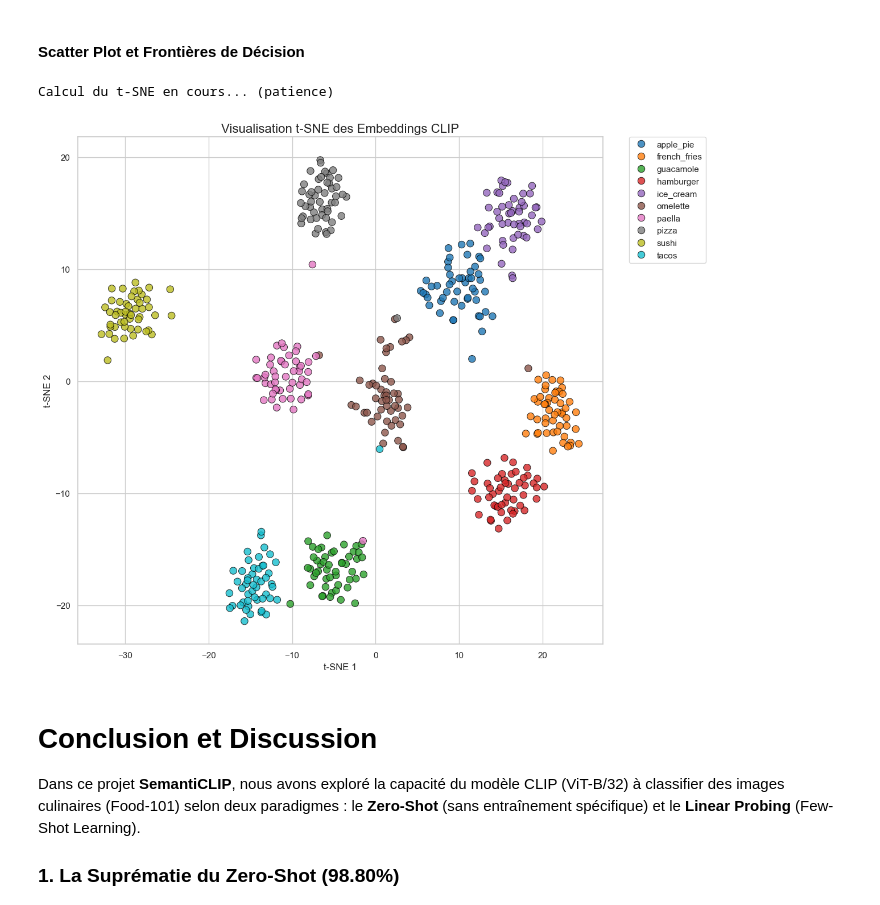
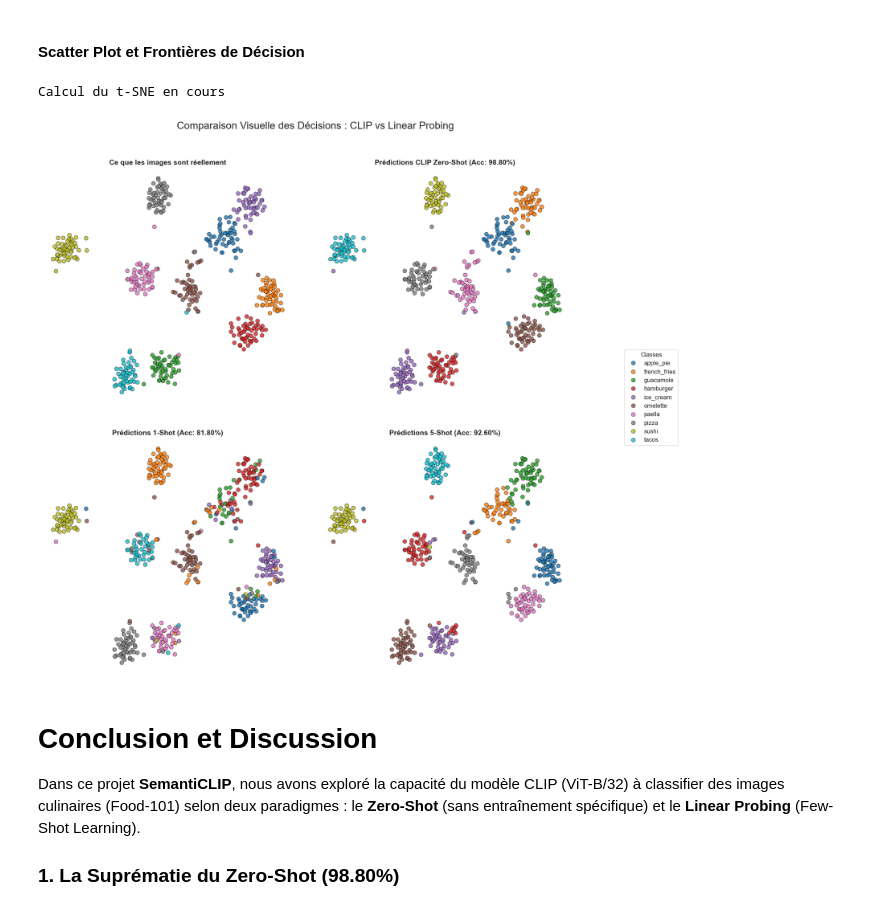
Before and after one commit to farahamorri/SemantiCLIP, a Jupyter notebook: SemantiCLIP.ipynb, the cells around one changed output. Saved outputs shown, nothing was run; the diff lists cells and outputs as text; code cells hidden in the pictures.

```diff
--- a/SemantiCLIP.ipynb
+++ b/SemantiCLIP.ipynb
@@ -509,7 +486,7 @@ Gain par rapport à la moyenne précédente : -0.28%
 # %%
 # --- 1. Récupération des prédictions Zero-shot ---
 image_features_tensor = torch.from_numpy(test_features).float().cpu()
-text_features_tensor = text_features.float().cpu()  # <--- C'est ici que ça bloquait
+text_features_tensor = text_features.float().cpu()
 
 # Calcul des similarités
 with torch.no_grad():
@@ -522,8 +499,8 @@ x_train_1s, y_train_1s = get_n_shot_data(train_features, train_labels, n_shots=1
 x_train_5s, y_train_5s = get_n_shot_data(train_features, train_labels, n_shots=5)
 
 # Note: On utilise x_train_5s qui est déjà en numpy, donc pas de souci de GPU ici
-clf_1s = LogisticRegression(max_iter=1000, C=1.0, random_state=42).fit(x_train_1s, y_train_1s)
-clf_5s = LogisticRegression(max_iter=1000, C=1.0, random_state=42).fit(x_train_5s, y_train_5s)
+clf_1s = LogisticRegression(max_iter=1000, C=10.0, random_state=42).fit(x_train_1s, y_train_1s)
+clf_5s = LogisticRegression(max_iter=1000, C=10.0, random_state=42).fit(x_train_5s, y_train_5s)
 preds_1shot = clf_1s.predict(test_features)
 preds_5shot = clf_5s.predict(test_features)
 # %% [markdown]
@@ -611,37 +588,65 @@ plt.show()
 # %% [markdown]
 #### Scatter Plot et Frontières de Décision
 # %%
-# 1. Calcul du t-SNE
+# Calcul du t-SNE
 print("Calcul du t-SNE en cours")
 tsne = TSNE(n_components=2, random_state=42, perplexity=30, init='pca', learning_rate='auto')
 X_tsne = tsne.fit_transform(test_features)
 
-# 2. Préparation des données pour Seaborn
-df_tsne = pd.DataFrame(X_tsne, columns=['t-SNE 1', 't-SNE 2'])
-# On convertit les labels numériques en noms de classes
-label_names = [class_names[i] for i in test_labels]
-df_tsne['Class'] = label_names
 
-# 3. Affichage
-plt.figure(figsize=(12, 10))
-sns.scatterplot(
-    data=df_tsne,
-    x='t-SNE 1',
-    y='t-SNE 2',
-    hue='Class',
-    palette='tab10',
-    s=80,             # Taille des points
-    alpha=0.8,        # Transparence
-    edgecolor="black" # Contour des points pour la lisibilité
-)
+# --- 1. Préparation des Données pour le Plotting ---
+df_viz = pd.DataFrame(X_tsne, columns=['t-SNE 1', 't-SNE 2'])
 
-plt.title('Visualisation t-SNE des Embeddings CLIP', fontsize=16)
-plt.legend(bbox_to_anchor=(1.05, 1), loc=2, borderaxespad=0.) # Légende à l'extérieur
-plt.tight_layout()
+
+def indices_to_names(indices, names):
+    return [names[i] for i in indices]
+
+
+df_viz['Vérité Terrain'] = indices_to_names(test_labels, class_names)
+df_viz['Zero-Shot']      = indices_to_names(preds_zeroshot, class_names)
+df_viz['1-Shot (LogReg)'] = indices_to_names(preds_1shot, class_names)
+df_viz['5-Shot (LogReg)'] = indices_to_names(preds_5shot, class_names)
+
+# --- 2. Création de la Grille de Graphiques (2x2) ---
+fig, axes = plt.subplots(2, 2, figsize=(20, 18))
+axes = axes.flatten()
+
+# Liste des scénarios à afficher
+scenarios = [
+    ('Vérité Terrain', 'Ce que les images sont réellement'),
+    ('Zero-Shot', f'Prédictions CLIP Zero-Shot (Acc: {(test_labels == preds_zeroshot).mean()*100:.2f}%)'),
+    ('1-Shot (LogReg)', f'Prédictions 1-Shot (Acc: {(test_labels == preds_1shot).mean()*100:.2f}%)'),
+    ('5-Shot (LogReg)', f'Prédictions 5-Shot (Acc: {(test_labels == preds_5shot).mean()*100:.2f}%)')
+]
+
+# Boucle pour générer les 4 plots
+for i, (col_name, title) in enumerate(scenarios):
+    sns.scatterplot(
+        data=df_viz,
+        x='t-SNE 1',
+        y='t-SNE 2',
+        hue=col_name,
+        palette='tab10',
+        s=60,
+        alpha=0.8,
+        edgecolor="black",
+        ax=axes[i],
+        legend=(i==0)
+    )
+    axes[i].set_title(title, fontsize=14, fontweight='bold')
+    axes[i].axis('off')
+
+# --- 3. Légende Commune ---
+handles, labels = axes[0].get_legend_handles_labels()
+axes[0].get_legend().remove()
+fig.legend(handles, labels, loc='center right', title="Classes", fontsize=12)
+
+plt.subplots_adjust(right=0.85, wspace=0.1, hspace=0.15)
+plt.suptitle("Comparaison Visuelle des Décisions : CLIP vs Linear Probing", fontsize=20, y=0.95)
 plt.show()
 # %% [output]
-Calcul du t-SNE en cours... (patience)
+Calcul du t-SNE en cours
-[figure, old version]
+[figure, new version]
 # %% [markdown]
 # Conclusion et Discussion
 
```
Also changed, not shown: parts of 7 cells of this notebook.
